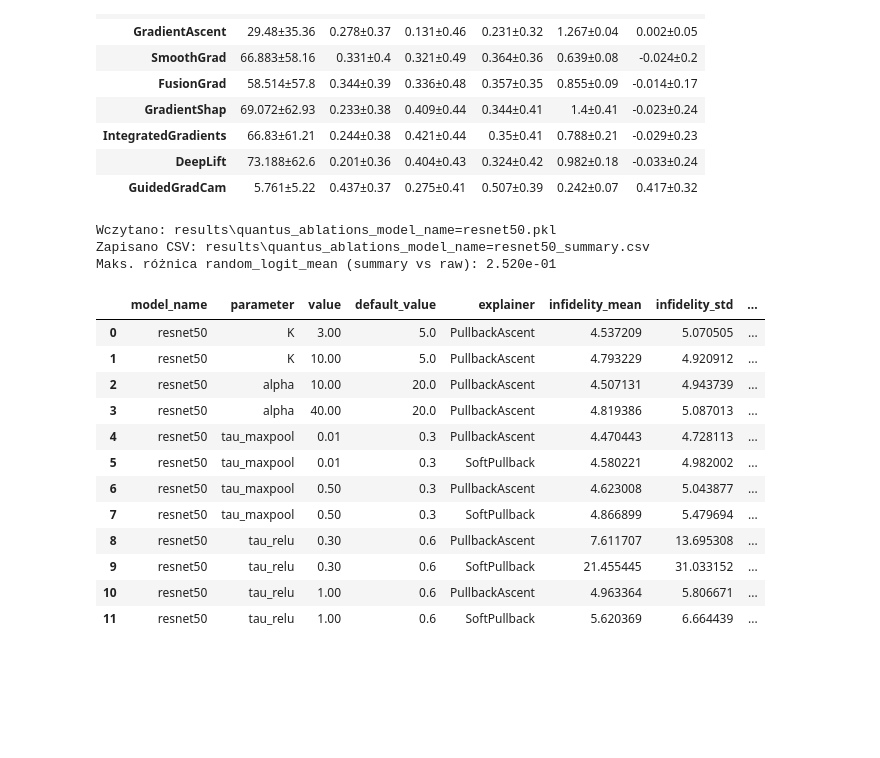
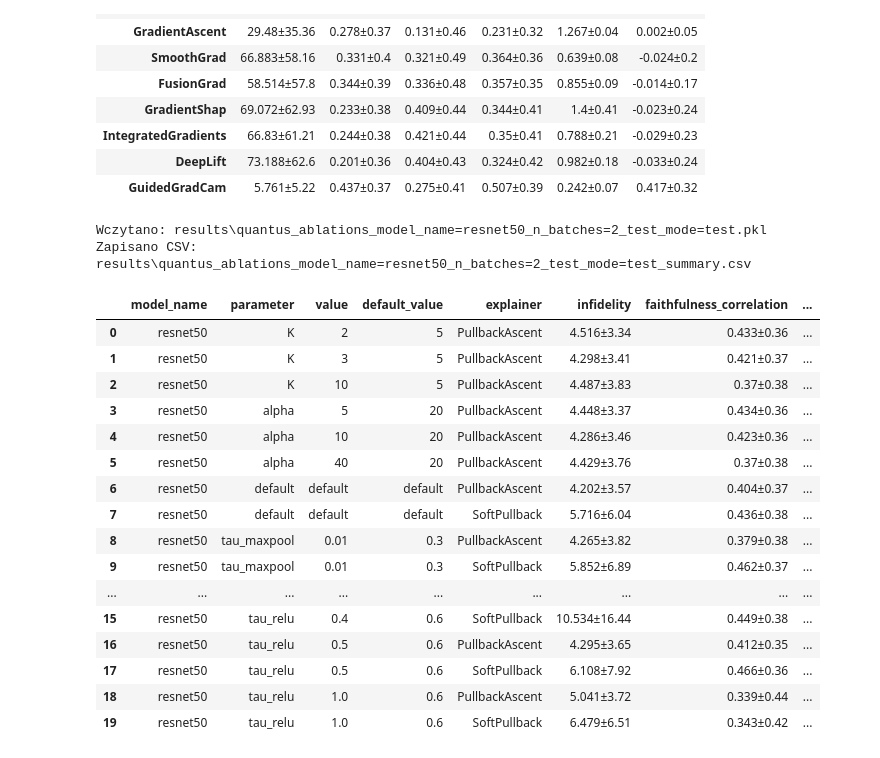
Before and after one commit to 314-Foundation/SemanticPullbacks, a Jupyter notebook: notebooks/verify_results.ipynb, the cells around one changed output. Cells and saved outputs as stored; diff of their text form; code cells hidden in the pictures; blank space fills up the shorter version.

Commit message:
improve ablations + clean test runs

```diff
--- a/notebooks/verify_results.ipynb
+++ b/notebooks/verify_results.ipynb
@@ -125,67 +128,83 @@ import pandas as pd
 from IPython.display import display
 
 # Plik wyjściowy z evaluate_ablations.py
-pkl_path = Path("results/quantus_ablations_model_name=resnet50.pkl")
+pkl_path = Path("results/quantus_ablations_model_name=resnet50_n_batches=2_test_mode=test.pkl")
+# pkl_path = Path("results/quantus_ablations_model_name=resnet50.pkl")
 csv_path = pkl_path.with_name(pkl_path.stem + "_summary.csv")
 
 if not pkl_path.exists():
     raise FileNotFoundError(f"Nie znaleziono pliku: {pkl_path}")
 
 df = pd.read_pickle(pkl_path)
+meta_cols = ["model_name", "parameter", "value", "default_value", "explainer"]
 
-meta_cols = ["model_name", "parameter", "value", "default_value", "explainer"]
-metric_cols = [col for col in df.columns if col not in meta_cols]
+metric_cols = [
+    col
+    for col in df.columns
+    if col not in meta_cols and not col.startswith("is_default")
+]
 group_cols = ["model_name", "parameter", "value", "default_value", "explainer"]
 
 def _as_float_array(value):
-    """Normalize scalar/list/array-like metric values into 1D float array."""
     if isinstance(value, (list, tuple, np.ndarray, pd.Series)):
         arr = np.asarray(value, dtype=float).reshape(-1)
     else:
         arr = np.asarray([value], dtype=float)
     return arr[np.isfinite(arr)]
 
+def _format_val(x, precision=3):
+    if np.isnan(x):
+        return ""
+    if abs(x) >= 1e4 or (abs(x) > 0 and abs(x) < 1e-3):
+        return f"{x:.2e}"
+    s = f"{x:.{precision}f}"
+    return s.rstrip("0").rstrip(".") if "." in s else s
+
+def _format_mean_std(arr, precision=3):
+    if arr.size == 0:
+        return ""
+    mean = arr.mean()
+    std = arr.std()
+    mean_str = _format_val(mean, precision=precision)
+    std_str = _format_val(std, precision=max(1, precision - 1))
+    return f"{mean_str}±{std_str}"
+
 summary_rows = []
 for _, row in df.iterrows():
     base = {col: row[col] for col in group_cols}
     for metric in metric_cols:
         arr = _as_float_array(row[metric])
-        base[f"{metric}_mean"] = float(np.mean(arr)) if arr.size else np.nan
-        base[f"{metric}_std"] = float(np.std(arr, ddof=1)) if arr.size > 1 else np.nan
-        base[f"{metric}_count"] = int(arr.size)
+        base[metric] = _format_mean_std(arr, precision=3)
     summary_rows.append(base)
 
 summary = (
     pd.DataFrame(summary_rows)
     .sort_values(["model_name", "parameter", "value", "explainer"])
     .reset_index(drop=True)
 )
 
 summary.to_csv(csv_path, index=False)
 
 print(f"Wczytano: {pkl_path}")
 print(f"Zapisano CSV: {csv_path}")
-
-# Szybka walidacja: random_logit ze summary powinien zgadzać się z surową średnią listy
-raw_random_logit_means = df["random_logit"].apply(lambda x: float(np.mean(_as_float_array(x))) if _as_float_array(x).size else np.nan)
-max_abs_diff = np.nanmax(np.abs(summary["random_logit_mean"].to_numpy() - raw_random_logit_means.to_numpy()))
-print(f"Maks. różnica random_logit_mean (summary vs raw): {max_abs_diff:.3e}")
-
 display(summary)
 # %% [output]
-Wczytano: results\quantus_ablations_model_name=resnet50.pkl
-Zapisano CSV: results\quantus_ablations_model_name=resnet50_summary.csv
-Maks. różnica random_logit_mean (summary vs raw): 2.520e-01
+Wczytano: results\quantus_ablations_model_name=resnet50_n_batches=2_test_mode=test.pkl
+Zapisano CSV: results\quantus_ablations_model_name=resnet50_n_batches=2_test_mode=test_summary.csv
-|  | model_name | parameter | value | default_value | explainer | infidelity_mean | infidelity_std | ... |
-| 0 | resnet50 | K | 3.00 | 5.0 | PullbackAscent | 4.537209 | 5.070505 | ... |
-| 1 | resnet50 | K | 10.00 | 5.0 | PullbackAscent | 4.793229 | 4.920912 | ... |
-| 2 | resnet50 | alpha | 10.00 | 20.0 | PullbackAscent | 4.507131 | 4.943739 | ... |
-| 3 | resnet50 | alpha | 40.00 | 20.0 | PullbackAscent | 4.819386 | 5.087013 | ... |
-| 4 | resnet50 | tau_maxpool | 0.01 | 0.3 | PullbackAscent | 4.470443 | 4.728113 | ... |
-| 5 | resnet50 | tau_maxpool | 0.01 | 0.3 | SoftPullback | 4.580221 | 4.982002 | ... |
-| 6 | resnet50 | tau_maxpool | 0.50 | 0.3 | PullbackAscent | 4.623008 | 5.043877 | ... |
-| 7 | resnet50 | tau_maxpool | 0.50 | 0.3 | SoftPullback | 4.866899 | 5.479694 | ... |
-| 8 | resnet50 | tau_relu | 0.30 | 0.6 | PullbackAscent | 7.611707 | 13.695308 | ... |
-| 9 | resnet50 | tau_relu | 0.30 | 0.6 | SoftPullback | 21.455445 | 31.033152 | ... |
-| 10 | resnet50 | tau_relu | 1.00 | 0.6 | PullbackAscent | 4.963364 | 5.806671 | ... |
-| 11 | resnet50 | tau_relu | 1.00 | 0.6 | SoftPullback | 5.620369 | 6.664439 | ... |
+|  | model_name | parameter | value | default_value | explainer | infidelity | faithfulness_correlation | ... |
+| 0 | resnet50 | K | 2 | 5 | PullbackAscent | 4.516±3.34 | 0.433±0.36 | ... |
+| 1 | resnet50 | K | 3 | 5 | PullbackAscent | 4.298±3.41 | 0.421±0.37 | ... |
+| 2 | resnet50 | K | 10 | 5 | PullbackAscent | 4.487±3.83 | 0.37±0.38 | ... |
+| 3 | resnet50 | alpha | 5 | 20 | PullbackAscent | 4.448±3.37 | 0.434±0.36 | ... |
+| 4 | resnet50 | alpha | 10 | 20 | PullbackAscent | 4.286±3.46 | 0.423±0.36 | ... |
+| 5 | resnet50 | alpha | 40 | 20 | PullbackAscent | 4.429±3.76 | 0.37±0.38 | ... |
+| 6 | resnet50 | default | default | default | PullbackAscent | 4.202±3.57 | 0.404±0.37 | ... |
+| 7 | resnet50 | default | default | default | SoftPullback | 5.716±6.04 | 0.436±0.38 | ... |
+| 8 | resnet50 | tau_maxpool | 0.01 | 0.3 | PullbackAscent | 4.265±3.82 | 0.379±0.38 | ... |
+| 9 | resnet50 | tau_maxpool | 0.01 | 0.3 | SoftPullback | 5.852±6.89 | 0.462±0.37 | ... |
+| ... | ... | ... | ... | ... | ... | ... | ... | ... |
+| 15 | resnet50 | tau_relu | 0.4 | 0.6 | SoftPullback | 10.534±16.44 | 0.449±0.38 | ... |
+| 16 | resnet50 | tau_relu | 0.5 | 0.6 | PullbackAscent | 4.295±3.65 | 0.412±0.35 | ... |
+| 17 | resnet50 | tau_relu | 0.5 | 0.6 | SoftPullback | 6.108±7.92 | 0.466±0.36 | ... |
+| 18 | resnet50 | tau_relu | 1.0 | 0.6 | PullbackAscent | 5.041±3.72 | 0.339±0.44 | ... |
+| 19 | resnet50 | tau_relu | 1.0 | 0.6 | SoftPullback | 6.479±6.51 | 0.343±0.42 | ... |
```
Also changed, not shown: parts of 1 cell of this notebook, 3 other files.
